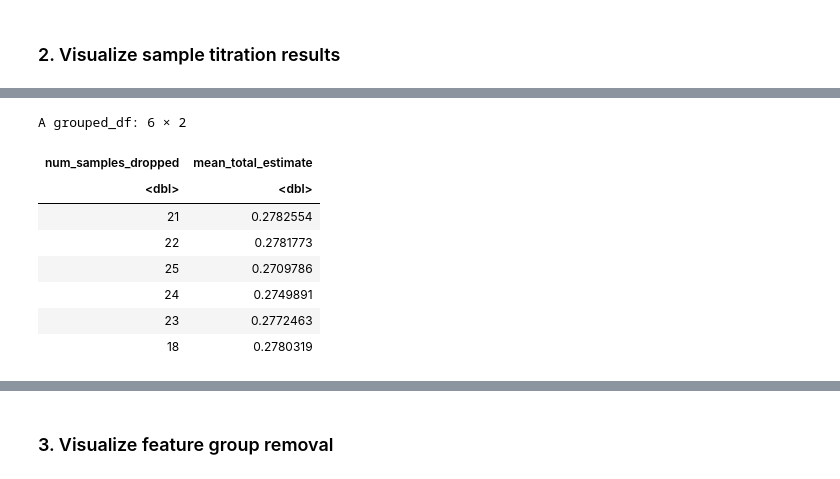
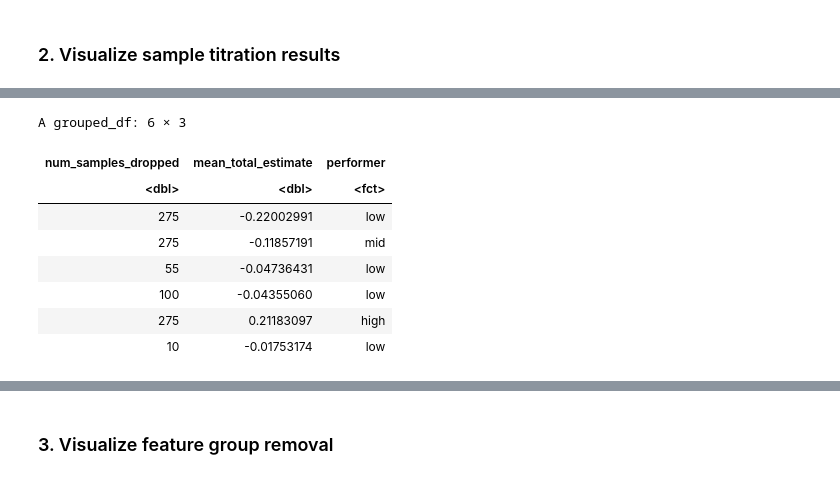
Before and after one commit to broadinstitute/cell-health, a Jupyter notebook: 6.ml-robustness/3.visualize-robustness.ipynb, the cells around one changed output, grey strips where cells are left out. Cells and saved outputs as stored; diff of their text form; code cells hidden in the pictures.

```diff
--- a/6.ml-robustness/3.visualize-robustness.ipynb
+++ b/6.ml-robustness/3.visualize-robustness.ipynb
@@ -179,36 +165,45 @@ Warning message:
 # %% [markdown]
 ### 2. Visualize sample titration results
+# %%
+original_sample_subset <- original_df %>%
+    dplyr::filter(
+        metric == "r_two", shuffle == "Real", cell_line == "all", data_fit == "test"
+    ) %>%
+    dplyr::mutate(num_samples_dropped = 0, iteration = 0)
+# %%
+top_performer_df <- original_sample_subset %>% dplyr::select(target) %>% dplyr::mutate(performer = "low")
+
+top_performer_cut <- as.numeric(paste(quantile(original_sample_subset$value, 0.66)))
+mid_performer_cut <- as.numeric(paste(quantile(original_sample_subset$value, 0.33)))
+
+top_performer_df[original_sample_subset$value > mid_performer_cut, "performer"] = "mid"
+top_performer_df[original_sample_subset$value > top_performer_cut, "performer"] = "high"
 # %%
 # Append original results to sample titration
-sample_df <- sample_df %>%
+updated_sample_df <- sample_df %>%
     dplyr::filter(
         metric == "r_two", shuffle == "shuffle_false", cell_line == "all", data_fit == "test"
     ) %>%
-    dplyr::bind_rows(
-        original_df %>%
-            dplyr::filter(
-                metric == "r_two", shuffle == "Real", cell_line == "all", data_fit == "test"
-            ) %>%
-            dplyr::mutate(num_samples_dropped = 0, iteration = 0)
-        ) %>%
+    dplyr::bind_rows(original_sample_subset) %>%
     dplyr::left_join(label_df, by = c("target" = "id")) %>%
     dplyr::group_by(target, num_samples_dropped) %>%
     dplyr::mutate(mean_value = mean(value)) %>%
     dplyr::ungroup() %>%
     dplyr::arrange(mean_value) %>%
-    dplyr::distinct(target, num_samples_dropped, mean_value, readable_name, measurement)
+    dplyr::distinct(target, num_samples_dropped, value, mean_value, readable_name, measurement) %>%
+    dplyr::left_join(top_performer_df, by = "target")
 
-target_order <- sample_df %>%
+target_order <- updated_sample_df %>%
     dplyr::arrange(desc(mean_value)) %>%
     dplyr::distinct(readable_name) %>%
     dplyr::pull(readable_name)
 
-sample_df$readable_name <- factor(sample_df$readable_name, levels=target_order)
+updated_sample_df$readable_name <- factor(updated_sample_df$readable_name, levels=target_order)
 
 # Recode metadata measurent to other
-sample_df$measurement <- dplyr::recode(sample_df$measurement, "metadata" = "other")
+updated_sample_df$measurement <- dplyr::recode(updated_sample_df$measurement, "metadata" = "other")
 
-sample_df$measurement <- factor(sample_df$measurement, levels = c(
+updated_sample_df$measurement <- factor(updated_sample_df$measurement, levels = c(
     "cell_viability",
     "death",
     "apoptosis",
@@ -225,8 +220,8 @@ sample_df$measurement <- factor(sample_df$measurement, levels = c(
     "other"
 ))
 
-print(dim(sample_df))
-head(sample_df, 3)
+print(dim(updated_sample_df))
+head(updated_sample_df, 3)
 # %% [output]
 Warning message in bind_rows_(x, .id):
 “binding character and factor vector, coercing into character vector”
@@ -240,17 +235,19 @@ A tibble: 3 × 5
 # %%
-avg_results_full_df <- sample_df %>%
-    dplyr::group_by(num_samples_dropped) %>%
+avg_results_full_df <- updated_sample_df %>%
+    dplyr::group_by(num_samples_dropped, performer) %>%
     dplyr::mutate(mean_total_estimate = mean(mean_value)) %>%
     dplyr::distinct(num_samples_dropped, mean_total_estimate)
 
+avg_results_full_df$performer <- factor(avg_results_full_df$performer, levels = c("high", "mid", "low"))
+
 head(avg_results_full_df)
 # %% [output]
-A grouped_df: 6 × 2
+A grouped_df: 6 × 3
-| num_samples_dropped | mean_total_estimate |
-| <dbl> | <dbl> |
-| 21 | 0.2782554 |
-| 22 | 0.2781773 |
-| 25 | 0.2709786 |
-| 24 | 0.2749891 |
-| 23 | 0.2772463 |
-| 18 | 0.2780319 |
+| num_samples_dropped | mean_total_estimate | performer |
+| <dbl> | <dbl> | <fct> |
+| 275 | -0.22002991 | low |
+| 275 | -0.11857191 | mid |
+| 55 | -0.04736431 | low |
+| 100 | -0.04355060 | low |
+| 275 | 0.21183097 | high |
+| 10 | -0.01753174 | low |
```
Also changed, not shown: parts of 8 cells of this notebook, 2 other files.
